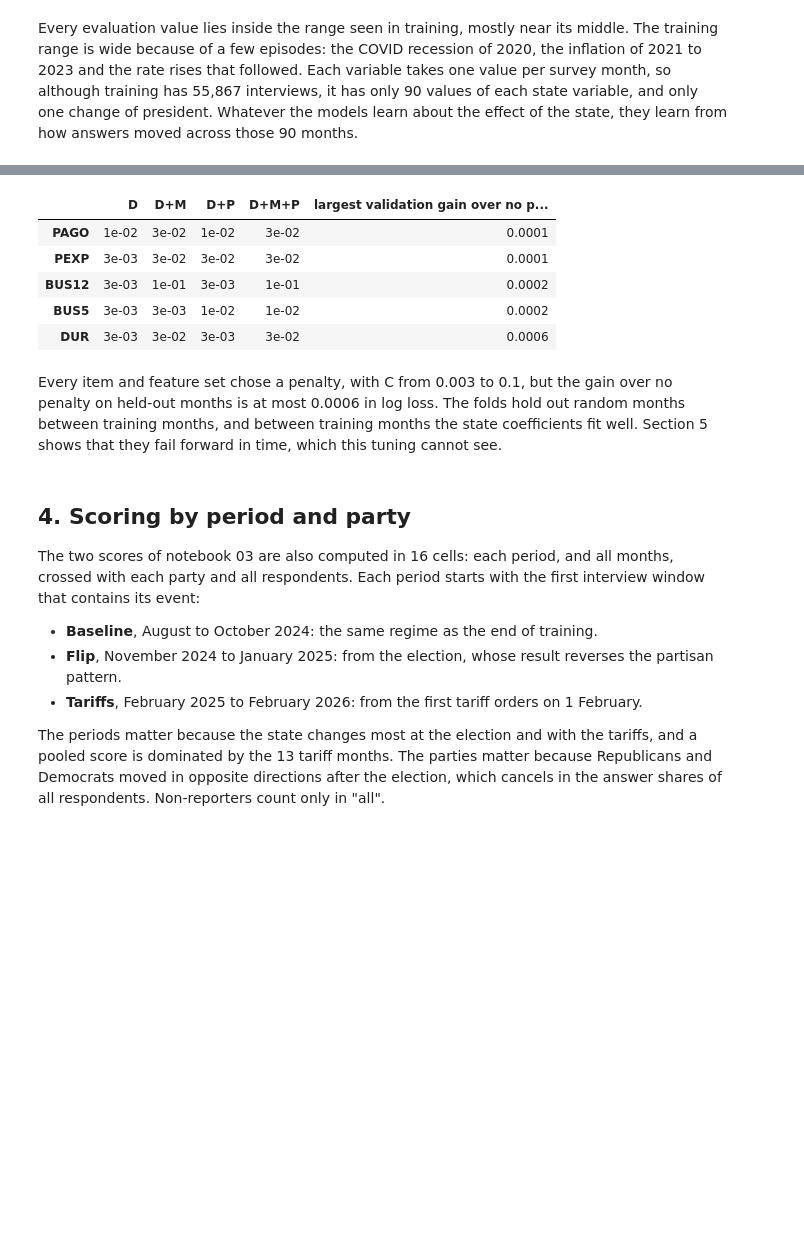
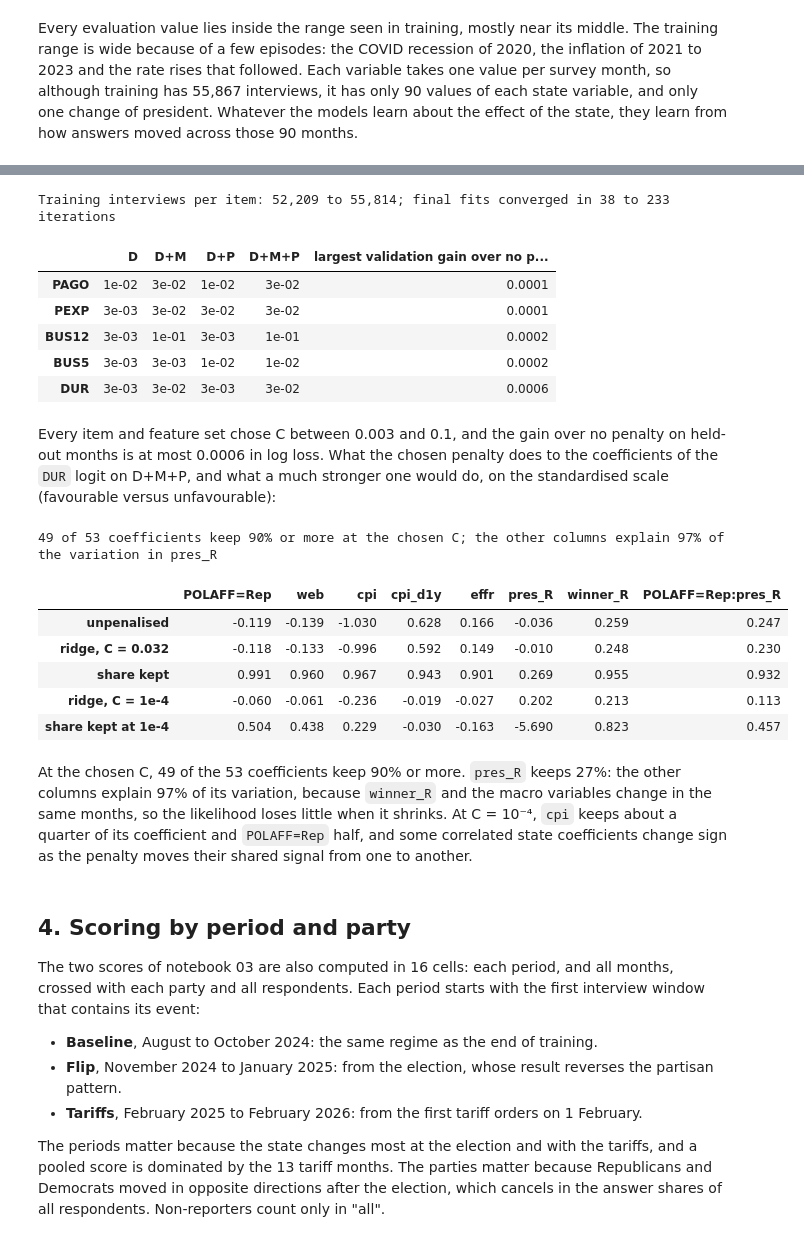
Before and after one commit to jerrydzj/state-dependent-twins, a Jupyter notebook: notebooks/04_mvp_state_variables.ipynb, the cells around one changed output, grey strips where cells are left out. Cells and saved outputs as stored; diff of their text form; code cells hidden in the pictures; blank space fills up the shorter version.

Commit message:
docs: clarify ridge and unify naming in notebook 04
Co-Authored-By: Claude Opus 5.5 <noreply@anthropic.com>

```diff
--- a/notebooks/04_mvp_state_variables.ipynb
+++ b/notebooks/04_mvp_state_variables.ipynb
@@ -307,10 +346,18 @@ The choices:
 # %%
 grid = lambda r: {('none' if g['C'] is None else g['C']): g['val_log_loss'] for g in r['grid']}
-pd.DataFrame({SHORT[fs]: {item: f"{r['chosen_C']:.0e}" if r['chosen_C'] else 'none' for item, r in d.items()}
-              for fs, d in ridge_settings.items()}).loc[ITEMS].join(
+chosen, iters, rows = {}, [], []
+for fs, d in ridge_settings.items():
+    chosen[SHORT[fs]] = {item: f"{r['chosen_C']:.0e}" if r['chosen_C'] else 'none' for item, r in d.items()}
+    for item, r in d.items():
+        X, y, w = item_data(train, item, FEATURE_SETS[fs]['mnl'])
+        iters.append(Ridge(np.inf if r['chosen_C'] is None else r['chosen_C']).fit(X, y, sample_weight=w).logit_.n_iter_.max())
+        rows.append(len(X))
+print(f'Training interviews per item: {min(rows):,} to {max(rows):,}; final fits converged in {min(iters)} to {max(iters)} iterations')
+pd.DataFrame(chosen).loc[ITEMS].join(
     pd.Series({item: max(grid(d[item])['none'] - min(grid(d[item]).values()) for d in ridge_settings.values())
                for item in ITEMS}, name='largest validation gain over no penalty').map('{:.4f}'.format))
 # %% [output]
+Training interviews per item: 52,209 to 55,814; final fits converged in 38 to 233 iterations
 |  | D | D+M | D+P | D+M+P | largest validation gain over no p... |
 | PAGO | 1e-02 | 3e-02 | 1e-02 | 3e-02 | 0.0001 |
 | PEXP | 3e-03 | 3e-02 | 3e-02 | 3e-02 | 0.0001 |
@@ -318,9 +365,35 @@ pd.DataFrame({SHORT[fs]: {item: f"{r['chosen_C']:.0e}" if r['chosen_C'] else 'no
 | BUS5 | 3e-03 | 3e-03 | 1e-02 | 1e-02 | 0.0002 |
 | DUR | 3e-03 | 3e-02 | 3e-03 | 3e-02 | 0.0006 |
 # %% [markdown]
-Every item and feature set chose a penalty, with C from 0.003 to 0.1, but the gain over no penalty on held-out months
-is at most 0.0006 in log loss. The folds hold out random months between training months, and between training months
-the state coefficients fit well. Section 5 shows that they fail forward in time, which this tuning cannot see.
+Every item and feature set chose C between 0.003 and 0.1, and the gain over no penalty on held-out months is at most
+0.0006 in log loss. What the chosen penalty does to the coefficients of the `DUR` logit on D+M+P, and what a much
+stronger one would do, on the standardised scale (favourable versus unfavourable):
+# %%
+X, y, w = item_data(train, 'DUR', encode.mnl_demographics_macro_politics_features)
+coef = lambda m: pd.Series(m.logit_.coef_[list(m.classes_).index('fav')] - m.logit_.coef_[list(m.classes_).index('unf')], index=X.columns)
+C = ridge_settings['demographics_macro_politics']['DUR']['chosen_C']
+plain, ridge, strong = (coef(Ridge(c).fit(X, y, sample_weight=w)) for c in [np.inf, C, 1e-4])
+cols = ['POLAFF=Rep', 'web', 'cpi', 'cpi_d1y', 'effr', 'pres_R', 'winner_R', 'POLAFF=Rep:pres_R']
+Z = (X - np.average(X, axis=0, weights=w)) / np.sqrt(np.average((X - np.average(X, axis=0, weights=w)) ** 2, axis=0, weights=w))
+A = np.column_stack([np.ones(len(Z)), Z.drop(columns='pres_R')]) * np.sqrt(w.to_numpy())[:, None]
+resid = Z.pres_R * np.sqrt(w) - A @ np.linalg.lstsq(A, Z.pres_R * np.sqrt(w), rcond=None)[0]
+print(f"{(ridge / plain >= 0.9).sum()} of {len(plain)} coefficients keep 90% or more at the chosen C; "
+      f"the other columns explain {1 - (resid ** 2).sum() / (Z.pres_R ** 2 * w).sum():.0%} of the variation in pres_R")
+pd.DataFrame({'unpenalised': plain[cols], f'ridge, C = {C:.2g}': ridge[cols], 'share kept': ridge[cols] / plain[cols],
+              'ridge, C = 1e-4': strong[cols], 'share kept at 1e-4': strong[cols] / plain[cols]}).T.round(3)
+# %% [output]
+49 of 53 coefficients keep 90% or more at the chosen C; the other columns explain 97% of the variation in pres_R
+|  | POLAFF=Rep | web | cpi | cpi_d1y | effr | pres_R | winner_R | POLAFF=Rep:pres_R |
+| unpenalised | -0.119 | -0.139 | -1.030 | 0.628 | 0.166 | -0.036 | 0.259 | 0.247 |
+| ridge, C = 0.032 | -0.118 | -0.133 | -0.996 | 0.592 | 0.149 | -0.010 | 0.248 | 0.230 |
+| share kept | 0.991 | 0.960 | 0.967 | 0.943 | 0.901 | 0.269 | 0.955 | 0.932 |
+| ridge, C = 1e-4 | -0.060 | -0.061 | -0.236 | -0.019 | -0.027 | 0.202 | 0.213 | 0.113 |
+| share kept at 1e-4 | 0.504 | 0.438 | 0.229 | -0.030 | -0.163 | -5.690 | 0.823 | 0.457 |
+# %% [markdown]
+At the chosen C, 49 of the 53 coefficients keep 90% or more. `pres_R` keeps 27%: the other columns explain 97% of its
+variation, because `winner_R` and the macro variables change in the same months, so the likelihood loses little when
+it shrinks. At C = 10⁻⁴, `cpi` keeps about a quarter of its coefficient and `POLAFF=Rep` half, and some correlated
+state coefficients change sign as the penalty moves their shared signal from one to another.
 # %% [markdown]
 ## 4. Scoring by period and party
 
```
Also changed, not shown: parts of 19 cells of this notebook.
